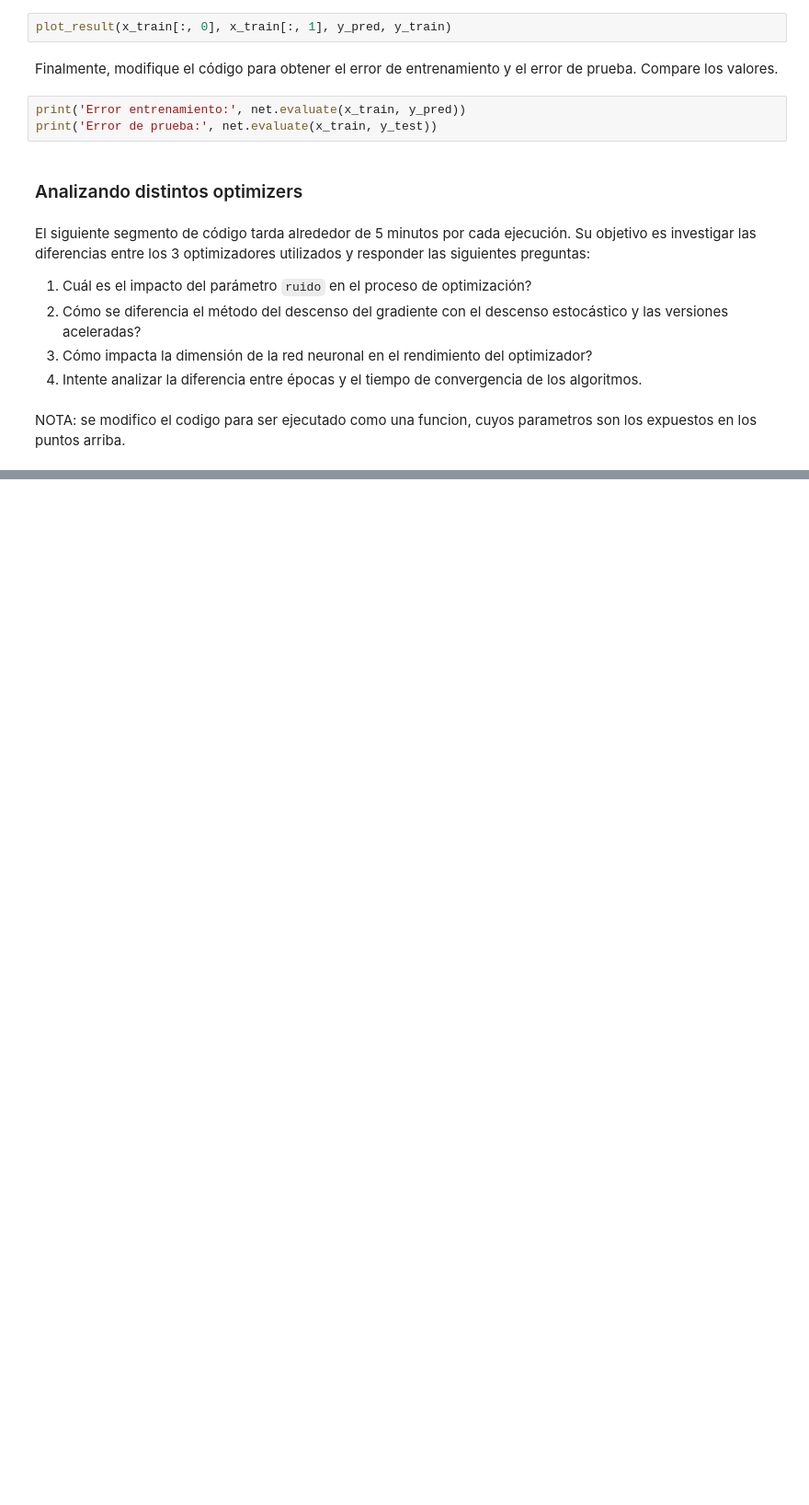
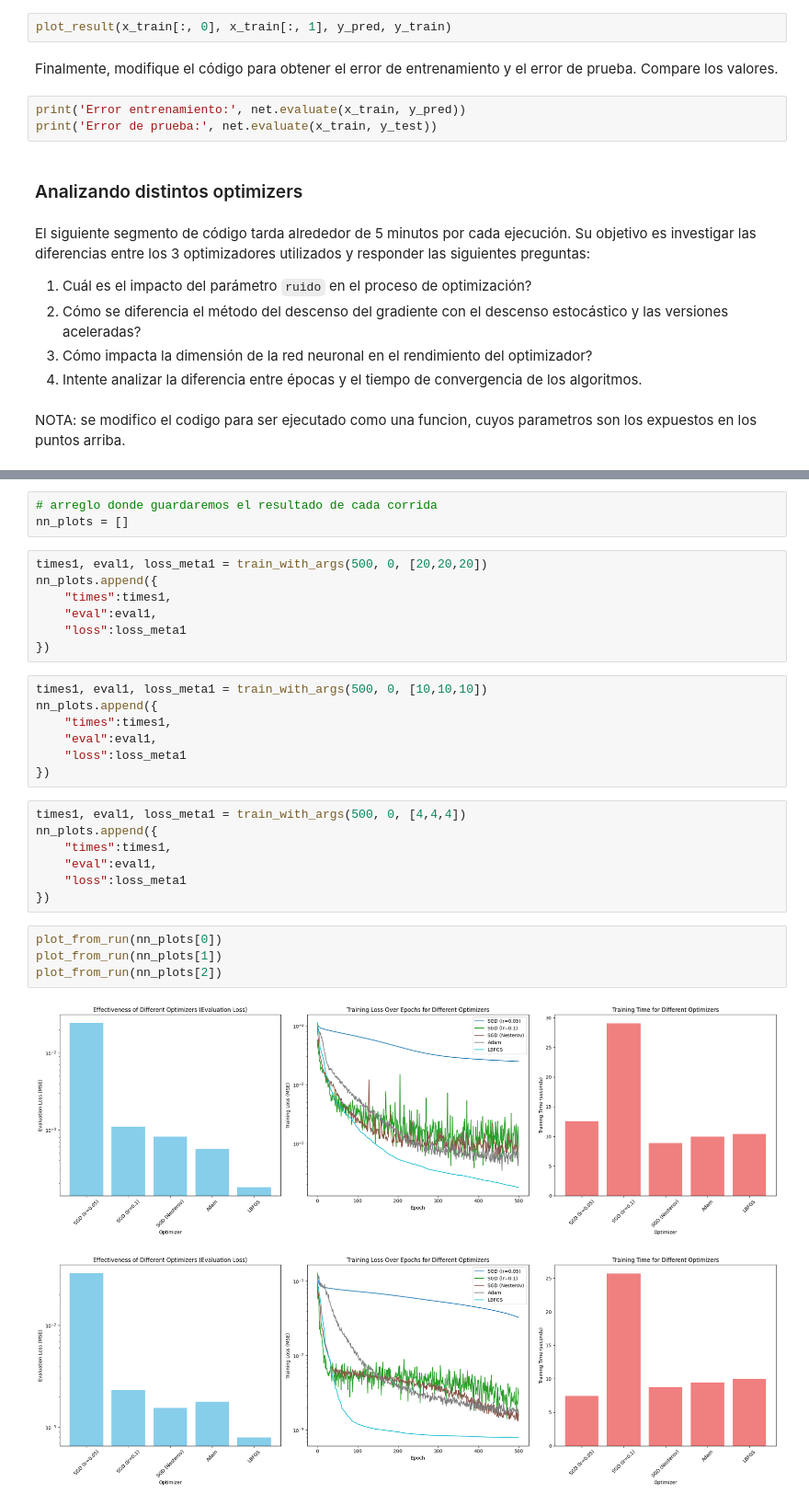
Before and after one commit to Rcontre360/deep-learning-ucv-2025, a Jupyter notebook: tarea1/material.ipynb, the cells around one changed output, grey strips where cells are left out. Shown at 92% size. Saved outputs shown, nothing was run; the diff lists cells and outputs as text; blank space fills up the shorter version.

```diff
--- a/tarea1/material.ipynb
+++ b/tarea1/material.ipynb
@@ -359,0 +363,31 @@ IndexError: list index out of range
+# %%
+# arreglo donde guardaremos el resultado de cada corrida
+nn_plots = []
+# %%
+times1, eval1, loss_meta1 = train_with_args(500, 0, [20,20,20])
+nn_plots.append({
+    "times":times1,
+    "eval":eval1,
+    "loss":loss_meta1
+})
+# %%
+times1, eval1, loss_meta1 = train_with_args(500, 0, [10,10,10])
+nn_plots.append({
+    "times":times1,
+    "eval":eval1,
+    "loss":loss_meta1
+})
+# %%
+times1, eval1, loss_meta1 = train_with_args(500, 0, [4,4,4])
+nn_plots.append({
+    "times":times1,
+    "eval":eval1,
+    "loss":loss_meta1
+})
+# %%
+plot_from_run(nn_plots[0])
+plot_from_run(nn_plots[1])
+plot_from_run(nn_plots[2])
+# %% [output]
+[figure, added]
+[figure, added]
```
Also changed, not shown: parts of 8 cells of this notebook.
